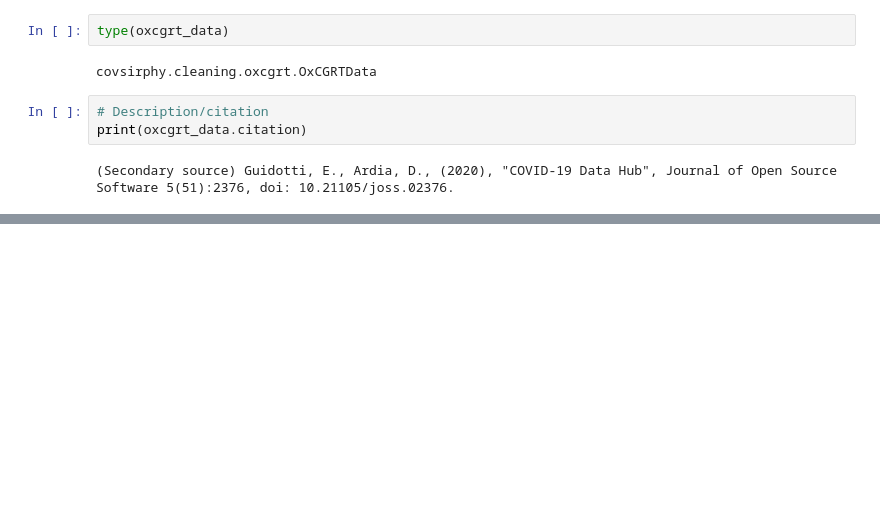
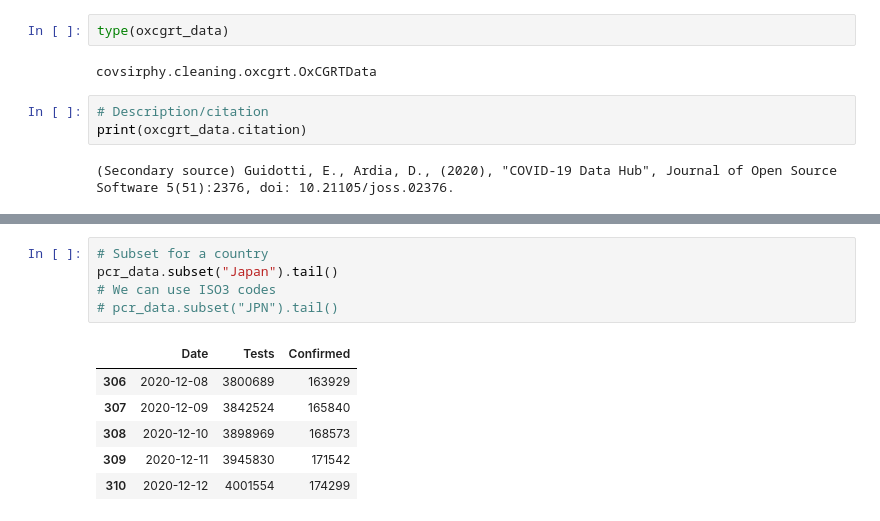
Before and after one commit to lisphilar/covid19-sir, a Jupyter notebook: docs/usage_dataset.ipynb, the cells around one changed output, grey strips where cells are left out. Saved outputs shown, nothing was run; the diff lists cells and outputs as text; blank space fills up the shorter version.

```diff
--- a/docs/usage_dataset.ipynb
+++ b/docs/usage_dataset.ipynb
@@ -335,0 +352,12 @@ oxcgrt_data.subset("Japan").tail()
+# %%
+# Subset for a country
+pcr_data.subset("Japan").tail()
+# We can use ISO3 codes
+# pcr_data.subset("JPN").tail()
+# %% [output]
+|  | Date | Tests | Confirmed |
+| 306 | 2020-12-08 | 3800689 | 163929 |
+| 307 | 2020-12-09 | 3842524 | 165840 |
+| 308 | 2020-12-10 | 3898969 | 168573 |
+| 309 | 2020-12-11 | 3945830 | 171542 |
+| 310 | 2020-12-12 | 4001554 | 174299 |
```
Also changed, not shown: parts of 21 cells of this notebook, 59 other files.
